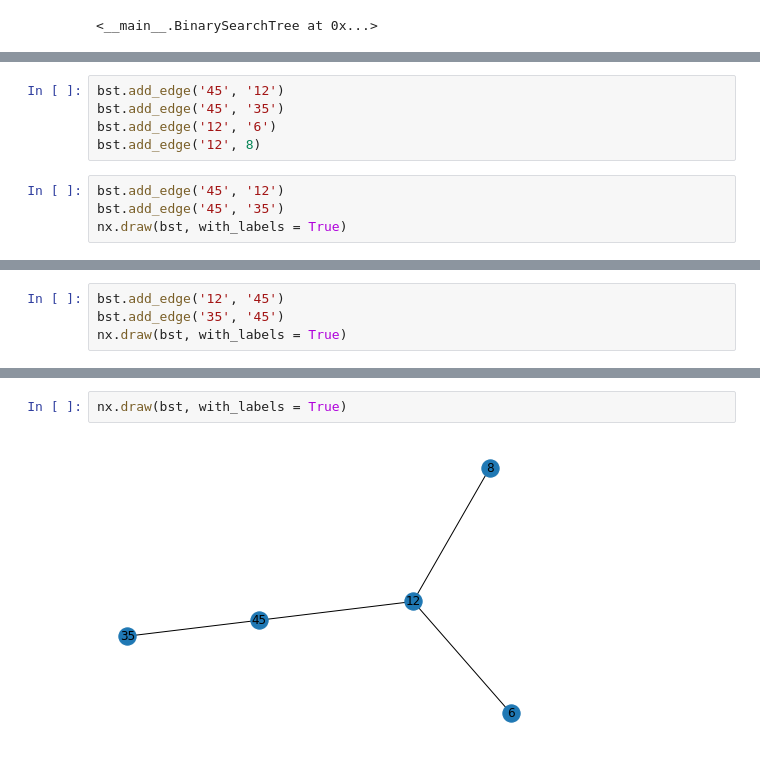
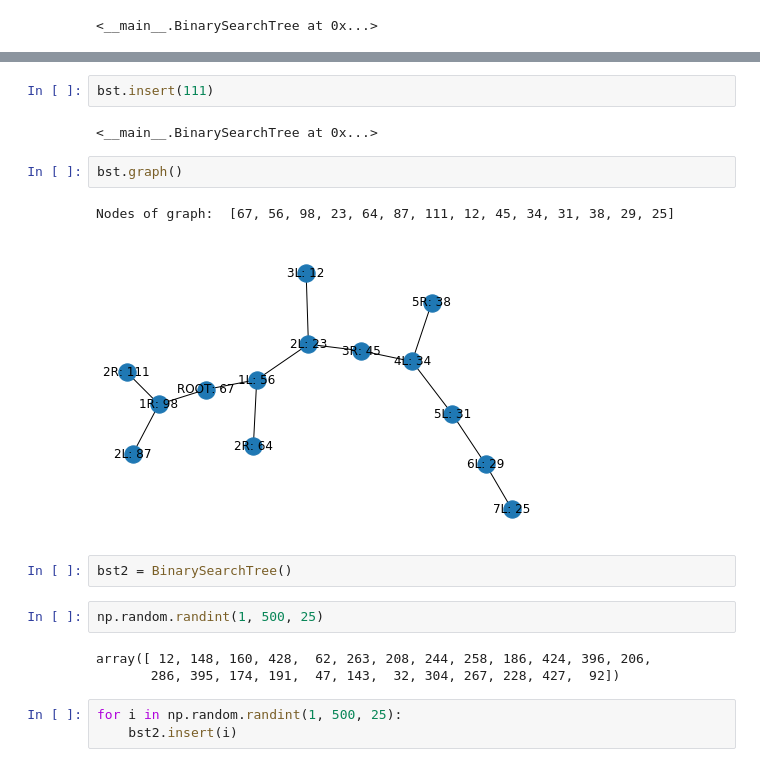
Before and after one commit to KonstantinAlxVlasenko/algorithms, a Jupyter notebook: data structures/Binary Search Tree.ipynb, the cells around one changed output, grey strips where cells are left out. Cells and saved outputs as stored; diff of their text form.

```diff
--- a/data structures/Binary Search Tree.ipynb
+++ b/data structures/Binary Search Tree.ipynb
@@ -254,9 +323,0 @@ bst.add_node(8)
-# %%
-bst.add_edge('45', '12')
-bst.add_edge('45', '35')
-bst.add_edge('12', '6')
-bst.add_edge('12', 8)
-# %%
-bst.add_edge('45', '12')
-bst.add_edge('45', '35')
-nx.draw(bst, with_labels = True)
@@ -265,4 +323,0 @@ nx.draw(bst, with_labels = True)
-# %%
-bst.add_edge('12', '45')
-bst.add_edge('35', '45')
-nx.draw(bst, with_labels = True)
@@ -271,4 +324,19 @@ nx.draw(bst, with_labels = True)
-# %%
-nx.draw(bst, with_labels = True)
-# %% [output]
-[figure, removed]
+# %%
+bst.insert(111)
+# %% [output]
+<__main__.BinarySearchTree at 0x...>
+# %%
+bst.graph()
+# %% [output]
+Nodes of graph:  [67, 56, 98, 23, 64, 87, 111, 12, 45, 34, 31, 38, 29, 25]
+[figure, added]
+# %%
+bst2 = BinarySearchTree()
+# %%
+np.random.randint(1, 500, 25)
+# %% [output]
+array([ 12, 148, 160, 428,  62, 263, 208, 244, 258, 186, 424, 396, 206,
+       286, 395, 174, 191,  47, 143,  32, 304, 267, 228, 427,  92])
+# %%
+for i in np.random.randint(1, 500, 25):
+    bst2.insert(i)
```
Also changed, not shown: parts of 25 cells of this notebook, 7 other files.
